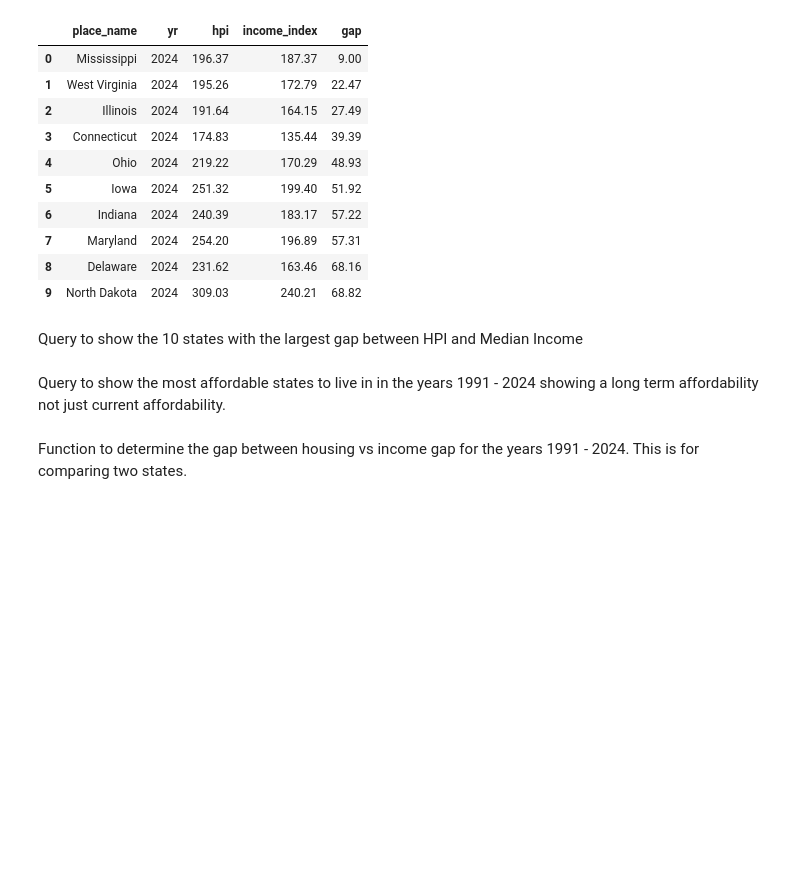
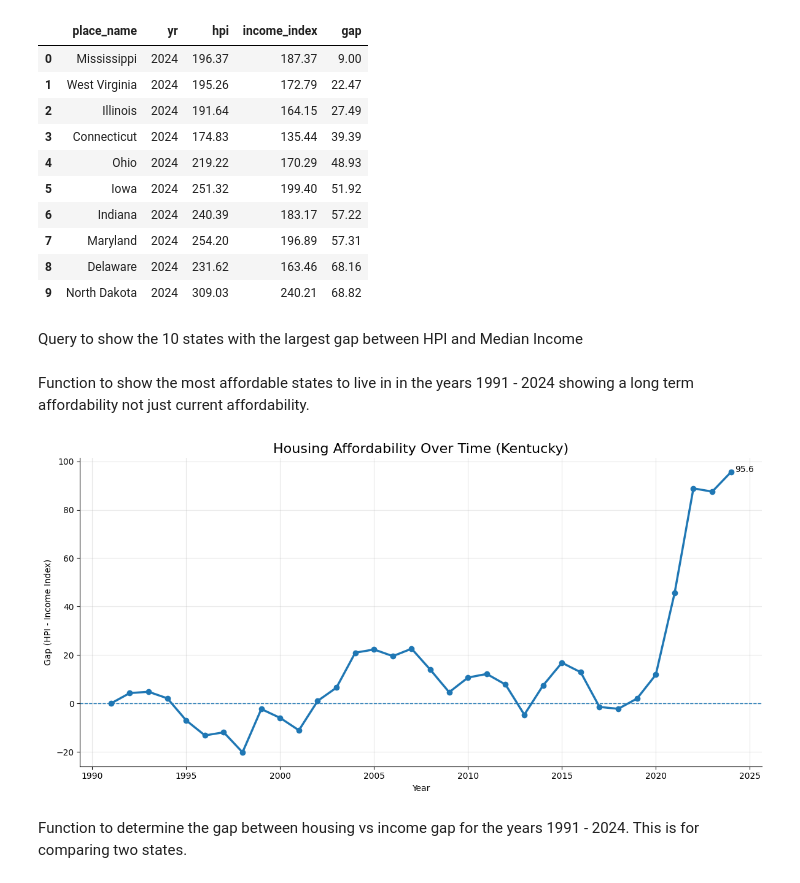
Before and after one commit to rhyman7/Home_Price_v_Median_Income_1991-2024, a Jupyter notebook: sql_and_visuals.ipynb, the cells around one changed output. Drawn from its saved outputs; the diff is of its cells as text; code cells hidden in the pictures; blank space fills up the shorter version.

```diff
--- a/sql_and_visuals.ipynb
+++ b/sql_and_visuals.ipynb
@@ -159,5 +159,5 @@ ORDER BY gap DESC
 Limit 10
 """)
 # %% [markdown]
-Query to show the most affordable states to live in in the years 1991 - 2024 showing a long term affordability not just current affordability.
+Function to show the most affordable states to live in in the years 1991 - 2024 showing a long term affordability not just current affordability.
 # %%
@@ -176,3 +206,7 @@ LIMIT 10;
+# %%
+affordability_over_time('Kentucky')
+# %% [output]
+[figure, added]
 # %% [markdown]
 Function to determine the gap between housing vs income gap for the years 1991 - 2024. This is for comparing two states.
 # %%
```
Also changed, not shown: parts of 6 cells of this notebook, 4 other files.
